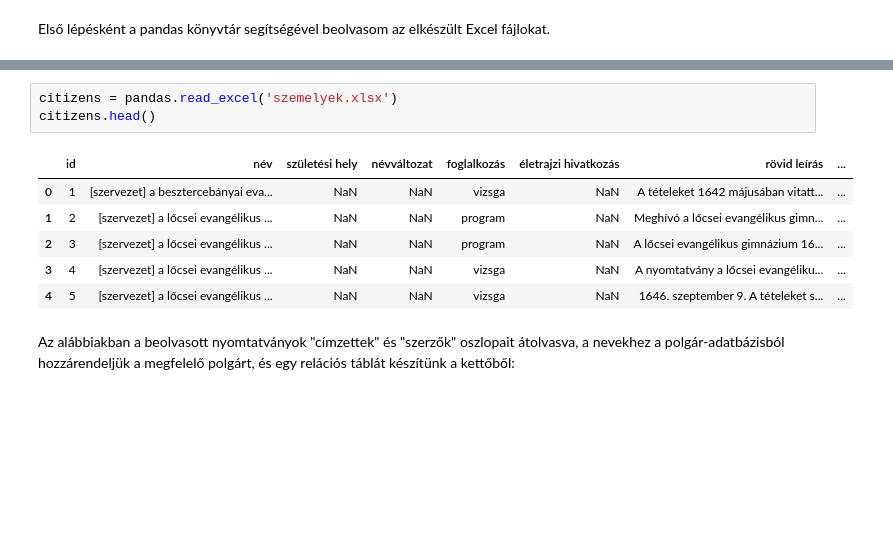
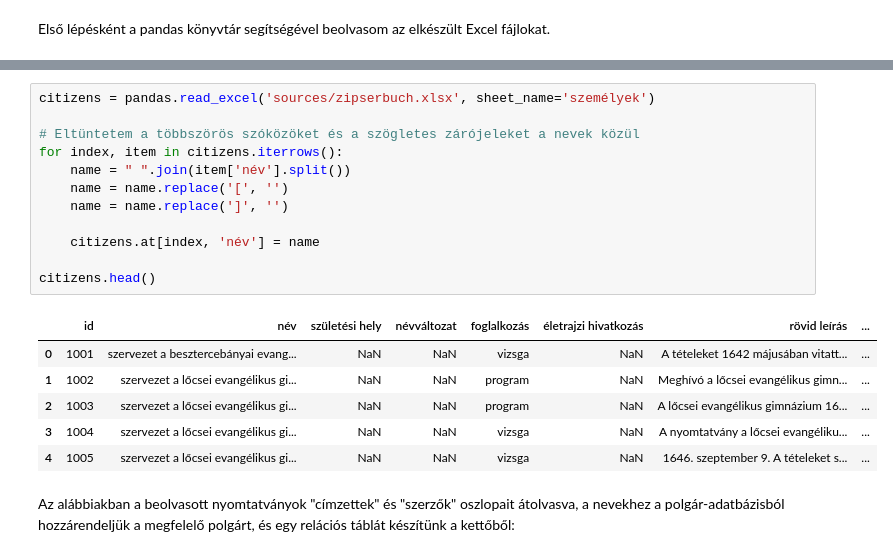
Before and after one commit to kuti-b/zipserbuch, a Jupyter notebook: notebook/notebook/_build/jupyter_execute/zipserbuch.ipynb, the cells around one changed output, grey strips where cells are left out. Saved outputs shown, nothing was run; the diff lists cells and outputs as text; blank space fills up the shorter version.

```diff
--- a/notebook/notebook/_build/jupyter_execute/zipserbuch.ipynb
+++ b/notebook/notebook/_build/jupyter_execute/zipserbuch.ipynb
@@ -27,13 +27,22 @@ records.head()
-# %%
-citizens = pandas.read_excel('szemelyek.xlsx')
-citizens.head()
-# %% [output]
-|  | id | név | születési hely | névváltozat | foglalkozás | életrajzi hivatkozás | rövid leírás | ... |
-| 0 | 1 | [szervezet] a besztercebányai eva... | NaN | NaN | vizsga | NaN | A tételeket 1642 májusában vitatt... | ... |
-| 1 | 2 | [szervezet] a lőcsei evangélikus ... | NaN | NaN | program | NaN | Meghívó a lőcsei evangélikus gimn... | ... |
-| 2 | 3 | [szervezet] a lőcsei evangélikus ... | NaN | NaN | program | NaN | A lőcsei evangélikus gimnázium 16... | ... |
-| 3 | 4 | [szervezet] a lőcsei evangélikus ... | NaN | NaN | vizsga | NaN | A nyomtatvány a lőcsei evangéliku... | ... |
-| 4 | 5 | [szervezet] a lőcsei evangélikus ... | NaN | NaN | vizsga | NaN | 1646. szeptember 9. A tételeket s... | ... |
+# %%
+citizens = pandas.read_excel('sources/zipserbuch.xlsx', sheet_name='személyek')
+
+# Eltüntetem a többszörös szóközöket és a szögletes zárójeleket a nevek közül
+for index, item in citizens.iterrows():
+    name = " ".join(item['név'].split())
+    name = name.replace('[', '')
+    name = name.replace(']', '')
+
+    citizens.at[index, 'név'] = name
+
+citizens.head()
+# %% [output]
+|  | id | név | születési hely | névváltozat | foglalkozás | életrajzi hivatkozás | rövid leírás | ... |
+| 0 | 1001 | szervezet a besztercebányai evang... | NaN | NaN | vizsga | NaN | A tételeket 1642 májusában vitatt... | ... |
+| 1 | 1002 | szervezet a lőcsei evangélikus gi... | NaN | NaN | program | NaN | Meghívó a lőcsei evangélikus gimn... | ... |
+| 2 | 1003 | szervezet a lőcsei evangélikus gi... | NaN | NaN | program | NaN | A lőcsei evangélikus gimnázium 16... | ... |
+| 3 | 1004 | szervezet a lőcsei evangélikus gi... | NaN | NaN | vizsga | NaN | A nyomtatvány a lőcsei evangéliku... | ... |
+| 4 | 1005 | szervezet a lőcsei evangélikus gi... | NaN | NaN | vizsga | NaN | 1646. szeptember 9. A tételeket s... | ... |
 # %% [markdown]
 Az alábbiakban a beolvasott nyomtatványok "címzettek" és "szerzők" oszlopait átolvasva, a nevekhez a polgár-adatbázisból hozzárendeljük a megfelelő polgárt, és egy relációs táblát készítünk a kettőből:
 # %%
```
Also changed, not shown: parts of 8 cells of this notebook, 26 other files.
